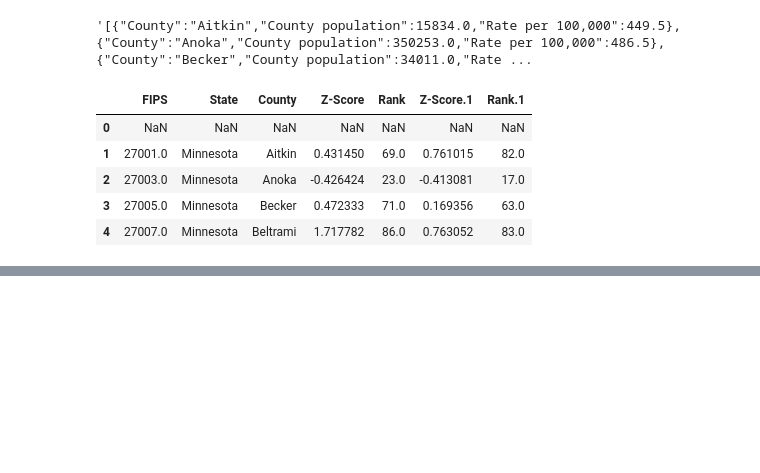
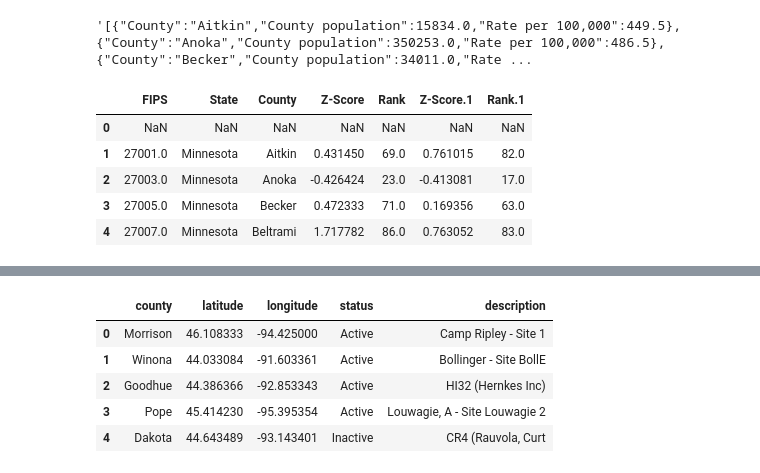
Before and after one commit to rolisingh10/Project-3, a Jupyter notebook: Project_3.ipynb, the cells around one changed output, grey strips where cells are left out. Cells and saved outputs as stored; diff of their text form; code cells hidden in the pictures; blank space fills up the shorter version.

```diff
--- a/Project_3.ipynb
+++ b/Project_3.ipynb
@@ -176,0 +203,10 @@ df_healthoutcome.to_json('Output/healthoutcome.json(2023)', orient='records', li
+# %%
+df_landPollution_clean = df_landPollution[['county','latitude', 'longitude','status','description']]
+df_landPollution_clean.head()
+# %% [output]
+|  | county | latitude | longitude | status | description |
+| 0 | Morrison | 46.108333 | -94.425000 | Active | Camp Ripley - Site 1 |
+| 1 | Winona | 44.033084 | -91.603361 | Active | Bollinger - Site BollE |
+| 2 | Goodhue | 44.386366 | -92.853343 | Active | HI32 (Hernkes Inc) |
+| 3 | Pope | 45.414230 | -95.395354 | Active | Louwagie, A - Site Louwagie 2 |
+| 4 | Dakota | 44.643489 | -93.143401 | Inactive | CR4 (Rauvola, Curt |
```
Also changed, not shown: parts of 12 cells of this notebook, 3 other files.
